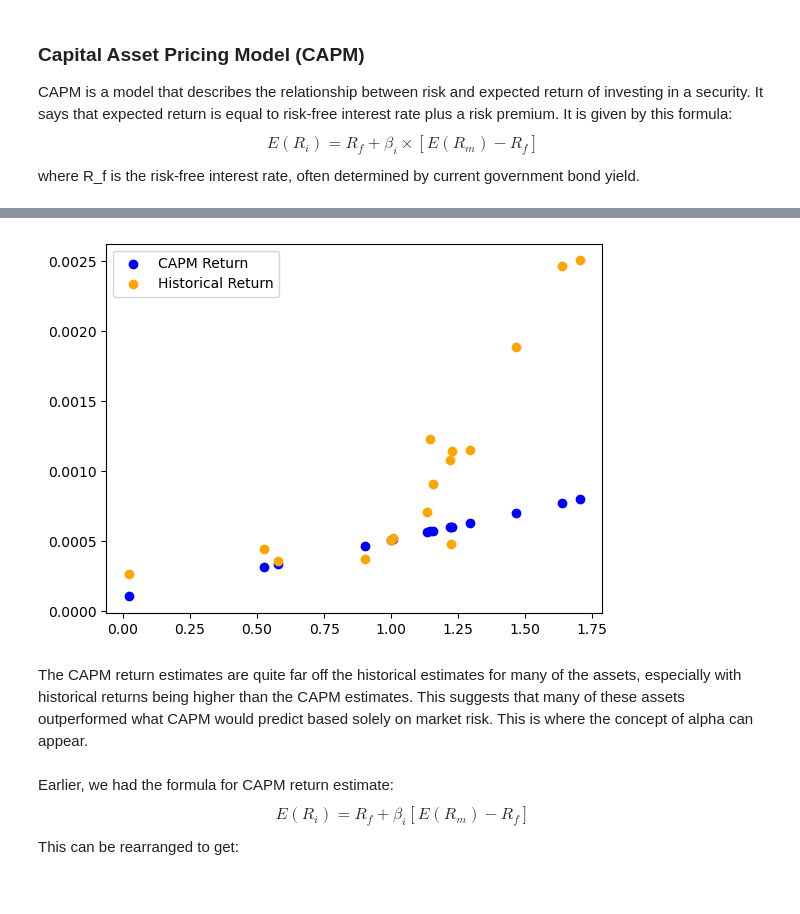
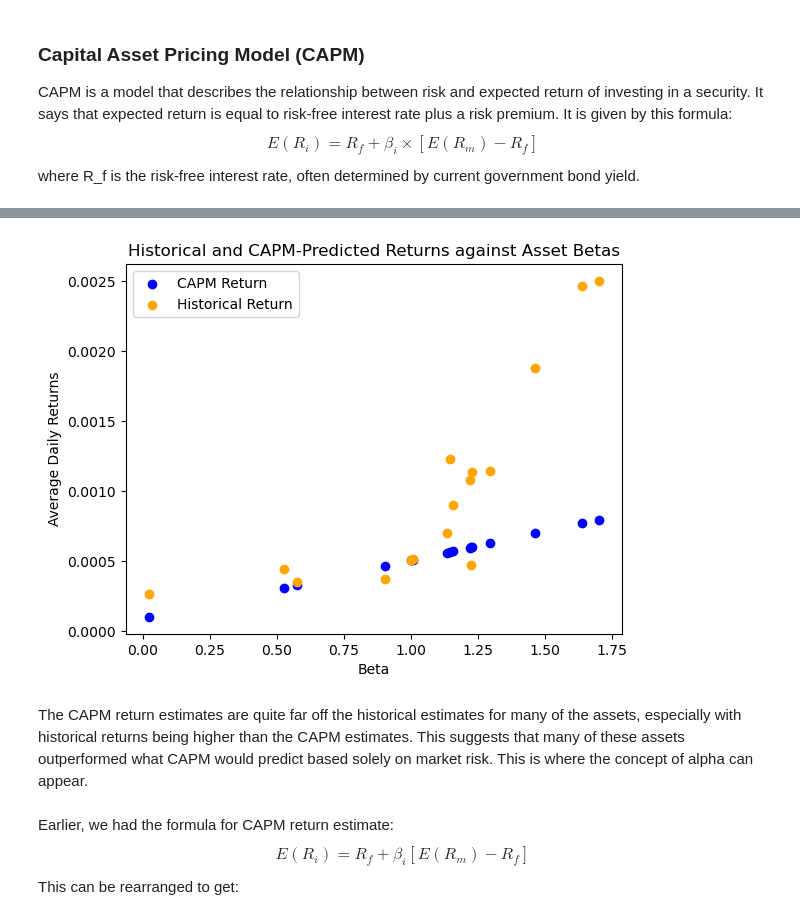
Before and after one commit to borudep313/Portfolio-Risk-Simulation, a Jupyter notebook: analysis.ipynb, the cells around one changed output, grey strips where cells are left out. Cells and saved outputs as stored; diff of their text form; code cells hidden in the pictures; blank space fills up the shorter version.

Commit message:
Updated a plot

```diff
--- a/analysis.ipynb
+++ b/analysis.ipynb
@@ -354,10 +354,13 @@ comparison.sort_values("Beta")
 # %%
 plt.scatter(betas, capm_returns, label="CAPM Return", color="blue")
 plt.scatter(betas, historical_returns, label="Historical Return", color="orange")
+plt.title("Historical and CAPM-Predicted Returns against Asset Betas")
+plt.xlabel("Beta")
+plt.ylabel("Average Daily Returns")
 plt.legend()
 plt.show()
 # %% [output]
-[figure, old version]
+[figure, new version]
 # %% [markdown]
 The CAPM return estimates are quite far off the historical estimates for many of the assets, especially with historical returns being higher than the CAPM estimates. This suggests that many of these assets outperformed what CAPM would predict based solely on market risk. This is where the concept of alpha can appear.\
 \
```
Also changed, not shown: parts of 7 cells of this notebook, 2 other files.
